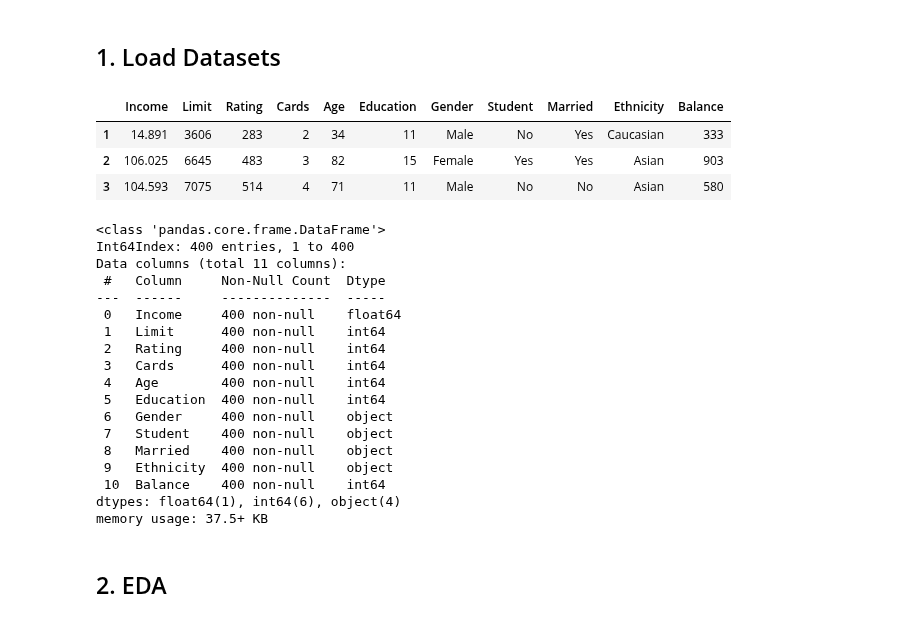
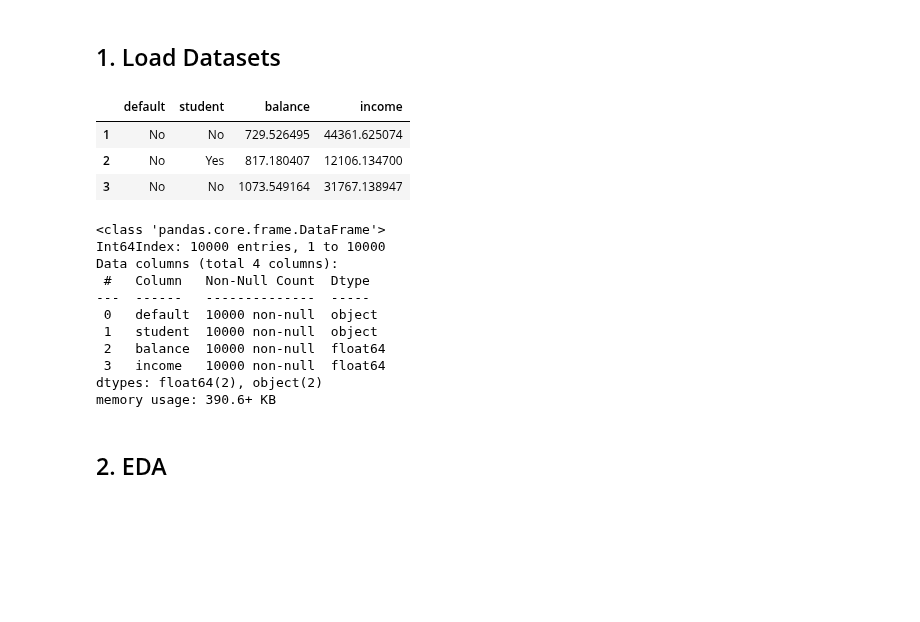
Before and after one commit to iss760/machine-learning, a Jupyter notebook: classification/logistic_regression.ipynb, the cells around one changed output. Drawn from its saved outputs; the diff is of its cells as text; code cells hidden in the pictures; blank space fills up the shorter version.

```diff
--- a/classification/logistic_regression.ipynb
+++ b/classification/logistic_regression.ipynb
@@ -18,35 +13,30 @@ import statsmodels.formula.api as smf
 ## 1. Load Datasets
 # %%
 # Load Advertising dataset
-cr_data = pd.read_csv('./data/Credit.csv', index_col=0)
-cr_data.head(3)
+with warnings.catch_warnings(record=True):
+    warnings.simplefilter("always")
+    cust_data = pd.read_excel('./data/Default.xlsx', engine="openpyxl", index_col=0)
+cust_data.head(3)
 # %% [output]
-|  | Income | Limit | Rating | Cards | Age | Education | Gender | Student | Married | Ethnicity | Balance |
-| 1 | 14.891 | 3606 | 283 | 2 | 34 | 11 | Male | No | Yes | Caucasian | 333 |
-| 2 | 106.025 | 6645 | 483 | 3 | 82 | 15 | Female | Yes | Yes | Asian | 903 |
-| 3 | 104.593 | 7075 | 514 | 4 | 71 | 11 | Male | No | No | Asian | 580 |
+|  | default | student | balance | income |
+| 1 | No | No | 729.526495 | 44361.625074 |
+| 2 | No | Yes | 817.180407 | 12106.134700 |
+| 3 | No | No | 1073.549164 | 31767.138947 |
 # %%
 # data 정보 확인
-cr_data.info()
+cust_data.info()
 # %% [output]
 <class 'pandas.core.frame.DataFrame'>
-Int64Index: 400 entries, 1 to 400
-Data columns (total 11 columns):
- #   Column     Non-Null Count  Dtype
----  ------     --------------  -----
- 0   Income     400 non-null    float64
- 1   Limit      400 non-null    int64
- 2   Rating     400 non-null    int64
- 3   Cards      400 non-null    int64
- 4   Age        400 non-null    int64
- 5   Education  400 non-null    int64
- 6   Gender     400 non-null    object
- 7   Student    400 non-null    object
- 8   Married    400 non-null    object
- 9   Ethnicity  400 non-null    object
- 10  Balance    400 non-null    int64
-dtypes: float64(1), int64(6), object(4)
-memory usage: 37.5+ KB
+Int64Index: 10000 entries, 1 to 10000
+Data columns (total 4 columns):
+ #   Column   Non-Null Count  Dtype
+---  ------   --------------  -----
+ 0   default  10000 non-null  object
+ 1   student  10000 non-null  object
+ 2   balance  10000 non-null  float64
+ 3   income   10000 non-null  float64
+dtypes: float64(2), object(2)
+memory usage: 390.6+ KB
 # %% [markdown]
 ## 2. EDA
 # %% [markdown]
```
Also changed, not shown: parts of 22 cells of this notebook.
